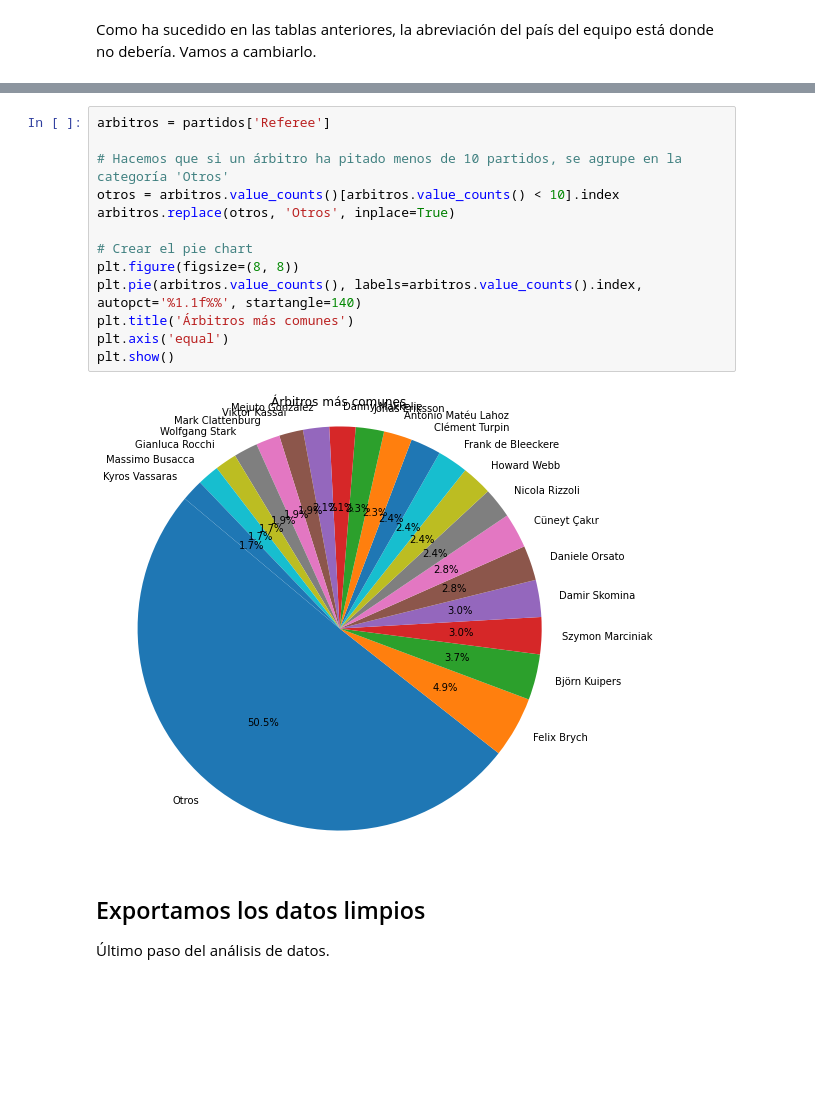
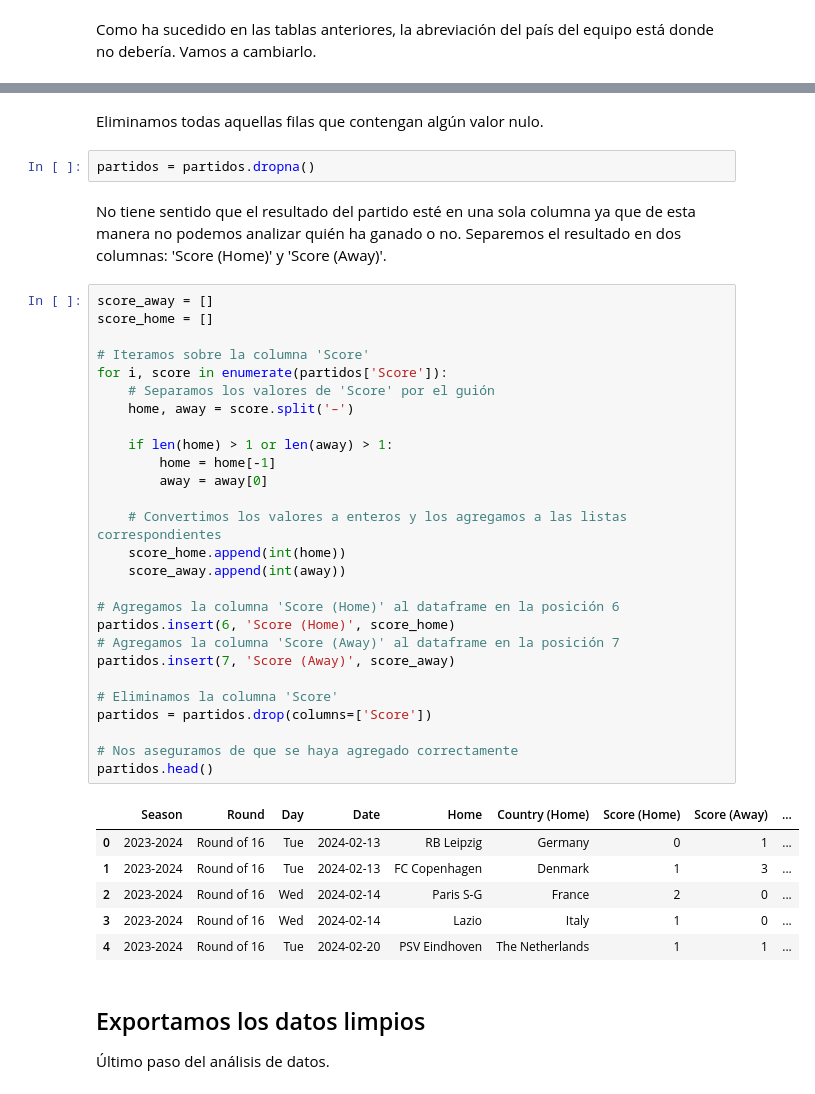
Before and after one commit to lauralardies/uefa_analisis, a Jupyter notebook: UEFA/analisis/limpieza.ipynb, the cells around one changed output, grey strips where cells are left out. Cells and saved outputs as stored; diff of their text form; blank space fills up the shorter version.

```diff
--- a/UEFA/analisis/limpieza.ipynb
+++ b/UEFA/analisis/limpieza.ipynb
@@ -661,18 +578,43 @@ Una vez limpios y analizados los datos, hacemos algunas gráficas.
-# %%
-arbitros = partidos['Referee']
-
-# Hacemos que si un árbitro ha pitado menos de 10 partidos, se agrupe en la categoría 'Otros'
-otros = arbitros.value_counts()[arbitros.value_counts() < 10].index
-arbitros.replace(otros, 'Otros', inplace=True)
-
-# Crear el pie chart
-plt.figure(figsize=(8, 8))
-plt.pie(arbitros.value_counts(), labels=arbitros.value_counts().index, autopct='%1.1f%%', startangle=140)
-plt.title('Árbitros más comunes')
-plt.axis('equal')
-plt.show()
-# %% [output]
-[figure, removed]
+# %% [markdown]
+Eliminamos todas aquellas filas que contengan algún valor nulo.
+# %%
+partidos = partidos.dropna()
+# %% [markdown]
+No tiene sentido que el resultado del partido esté en una sola columna ya que de esta manera no podemos analizar quién ha ganado o no. Separemos el resultado en dos columnas: 'Score (Home)' y 'Score (Away)'.
+# %%
+score_away = []
+score_home = []
+
+# Iteramos sobre la columna 'Score'
+for i, score in enumerate(partidos['Score']):
+    # Separamos los valores de 'Score' por el guión
+    home, away = score.split('–')
+
+    if len(home) > 1 or len(away) > 1:
+        home = home[-1]
+        away = away[0]
+
+    # Convertimos los valores a enteros y los agregamos a las listas correspondientes
+    score_home.append(int(home))
+    score_away.append(int(away))
+
+# Agregamos la columna 'Score (Home)' al dataframe en la posición 6
+partidos.insert(6, 'Score (Home)', score_home)
+# Agregamos la columna 'Score (Away)' al dataframe en la posición 7
+partidos.insert(7, 'Score (Away)', score_away)
+
+# Eliminamos la columna 'Score'
+partidos = partidos.drop(columns=['Score'])
+
+# Nos aseguramos de que se haya agregado correctamente
+partidos.head()
+# %% [output]
+|  | Season | Round | Day | Date | Home | Country (Home) | Score (Home) | Score (Away) | ... |
+| 0 | 2023-2024 | Round of 16 | Tue | 2024-02-13 | RB Leipzig | Germany | 0 | 1 | ... |
+| 1 | 2023-2024 | Round of 16 | Tue | 2024-02-13 | FC Copenhagen | Denmark | 1 | 3 | ... |
+| 2 | 2023-2024 | Round of 16 | Wed | 2024-02-14 | Paris S-G | France | 2 | 0 | ... |
+| 3 | 2023-2024 | Round of 16 | Wed | 2024-02-14 | Lazio | Italy | 1 | 0 | ... |
+| 4 | 2023-2024 | Round of 16 | Tue | 2024-02-20 | PSV Eindhoven | The Netherlands | 1 | 1 | ... |
 # %% [markdown]
 ## Exportamos los datos limpios
 
```
Also changed, not shown: parts of 38 cells of this notebook, 4 other files.
